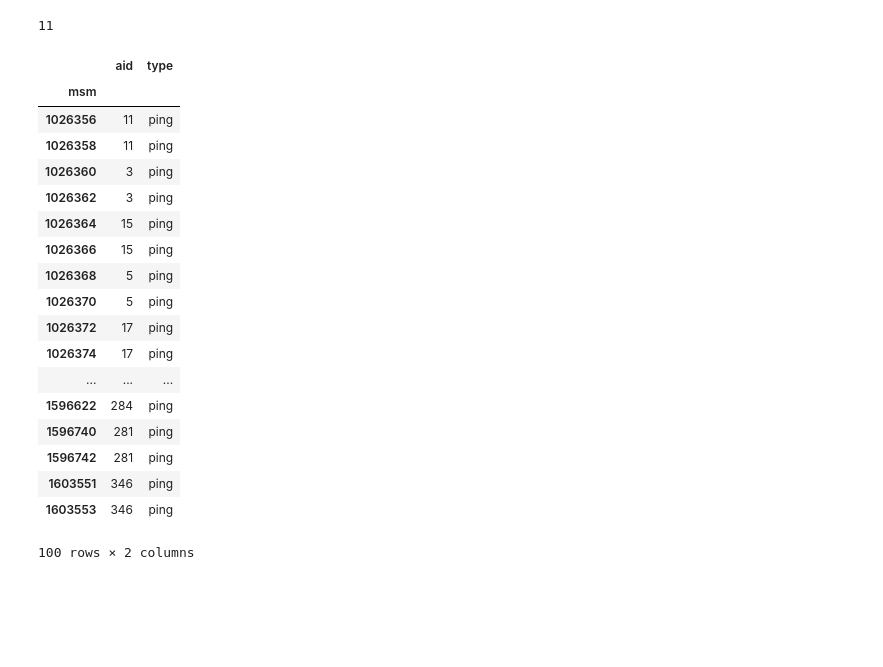
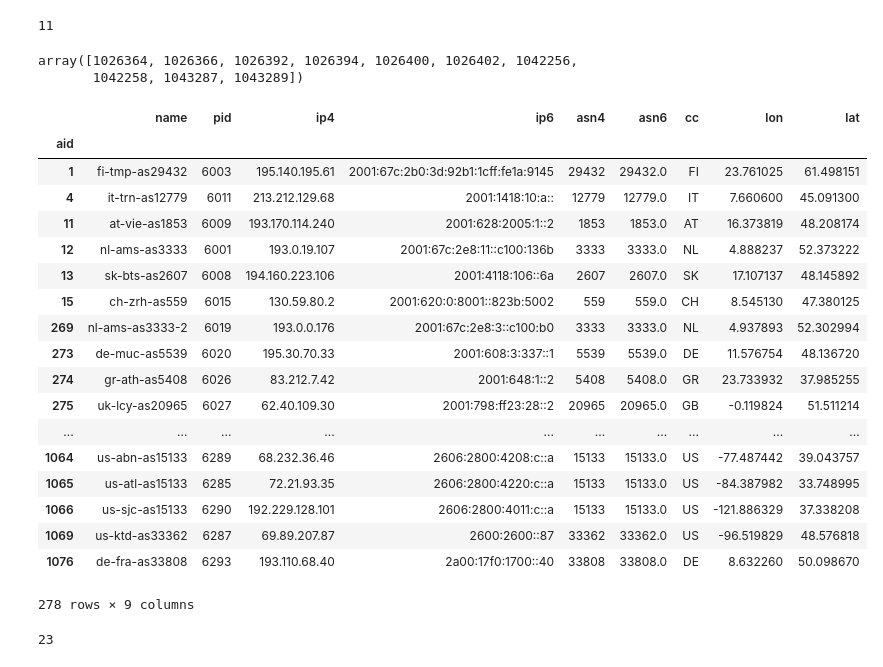
Before and after one commit to britram/trilateration, a Jupyter notebook: dataprep.ipynb, the cells around one changed output. Cells and saved outputs as stored; diff of their text form; code cells hidden in the pictures; blank space fills up the shorter version.

```diff
--- a/dataprep.ipynb
+++ b/dataprep.ipynb
@@ -346,0 +212,2 @@ anchor_dataframe_from_v2api()
+# %%
+anchor_df = anchor_dataframe_from_v2api()
@@ -548,25 +492,3 @@ int("https://atlas.ripe.net/api/v2/anchors/11/".strip("/").split("/")[-1])
 11
 # %%
 dfa = anchoring_measurements_from_v2api(100)
-# %%
-dfa
-# %% [output]
-|  | aid | type |
-| msm |  |  |
-| 1026356 | 11 | ping |
-| 1026358 | 11 | ping |
-| 1026360 | 3 | ping |
-| 1026362 | 3 | ping |
-| 1026364 | 15 | ping |
-| 1026366 | 15 | ping |
-| 1026368 | 5 | ping |
-| 1026370 | 5 | ping |
-| 1026372 | 17 | ping |
-| 1026374 | 17 | ping |
-| ... | ... | ... |
-| 1596622 | 284 | ping |
-| 1596740 | 281 | ping |
-| 1596742 | 281 | ping |
-| 1603551 | 346 | ping |
-| 1603553 | 346 | ping |
-100 rows × 2 columns
@@ -572,0 +498,31 @@ dfa
+# %%
+dfa_pings.index.values
+# %% [output]
+array([1026364, 1026366, 1026392, 1026394, 1026400, 1026402, 1042256,
+       1042258, 1043287, 1043289])
+# %%
+anchor_df.sort_index()
+# %% [output]
+|  | name | pid | ip4 | ip6 | asn4 | asn6 | cc | lon | lat |
+| aid |  |  |  |  |  |  |  |  |  |
+| 1 | fi-tmp-as29432 | 6003 | 195.140.195.61 | 2001:67c:2b0:3d:92b1:1cff:fe1a:9145 | 29432 | 29432.0 | FI | 23.761025 | 61.498151 |
+| 4 | it-trn-as12779 | 6011 | 213.212.129.68 | 2001:1418:10:a:: | 12779 | 12779.0 | IT | 7.660600 | 45.091300 |
+| 11 | at-vie-as1853 | 6009 | 193.170.114.240 | 2001:628:2005:1::2 | 1853 | 1853.0 | AT | 16.373819 | 48.208174 |
+| 12 | nl-ams-as3333 | 6001 | 193.0.19.107 | 2001:67c:2e8:11::c100:136b | 3333 | 3333.0 | NL | 4.888237 | 52.373222 |
+| 13 | sk-bts-as2607 | 6008 | 194.160.223.106 | 2001:4118:106::6a | 2607 | 2607.0 | SK | 17.107137 | 48.145892 |
+| 15 | ch-zrh-as559 | 6015 | 130.59.80.2 | 2001:620:0:8001::823b:5002 | 559 | 559.0 | CH | 8.545130 | 47.380125 |
+| 269 | nl-ams-as3333-2 | 6019 | 193.0.0.176 | 2001:67c:2e8:3::c100:b0 | 3333 | 3333.0 | NL | 4.937893 | 52.302994 |
+| 273 | de-muc-as5539 | 6020 | 195.30.70.33 | 2001:608:3:337::1 | 5539 | 5539.0 | DE | 11.576754 | 48.136720 |
+| 274 | gr-ath-as5408 | 6026 | 83.212.7.42 | 2001:648:1::2 | 5408 | 5408.0 | GR | 23.733932 | 37.985255 |
+| 275 | uk-lcy-as20965 | 6027 | 62.40.109.30 | 2001:798:ff23:28::2 | 20965 | 20965.0 | GB | -0.119824 | 51.511214 |
+| ... | ... | ... | ... | ... | ... | ... | ... | ... | ... |
+| 1064 | us-abn-as15133 | 6289 | 68.232.36.46 | 2606:2800:4208:c::a | 15133 | 15133.0 | US | -77.487442 | 39.043757 |
+| 1065 | us-atl-as15133 | 6285 | 72.21.93.35 | 2606:2800:4220:c::a | 15133 | 15133.0 | US | -84.387982 | 33.748995 |
+| 1066 | us-sjc-as15133 | 6290 | 192.229.128.101 | 2606:2800:4011:c::a | 15133 | 15133.0 | US | -121.886329 | 37.338208 |
+| 1069 | us-ktd-as33362 | 6287 | 69.89.207.87 | 2600:2600::87 | 33362 | 33362.0 | US | -96.519829 | 48.576818 |
+| 1076 | de-fra-as33808 | 6293 | 193.110.68.40 | 2a00:17f0:1700::40 | 33808 | 33808.0 | DE | 8.632260 | 50.098670 |
+278 rows × 9 columns
+# %%
+len(".anchors.atlas.ripe.net")
+# %% [output]
+23
```
Also changed, not shown: parts of 24 cells of this notebook.
